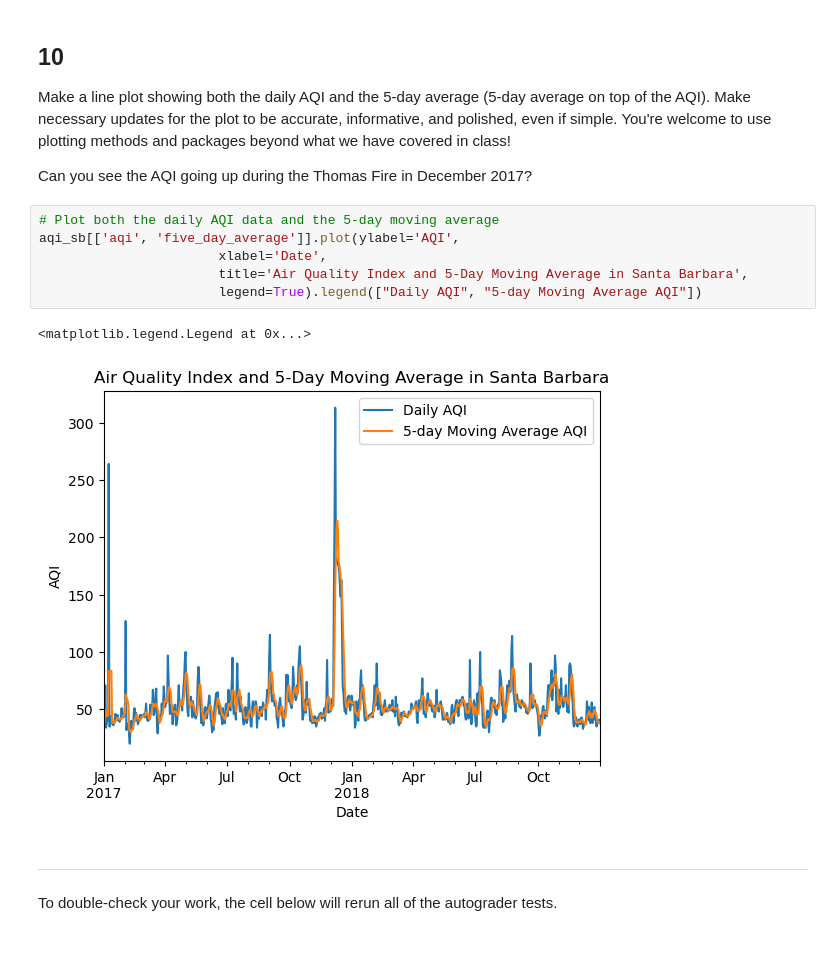
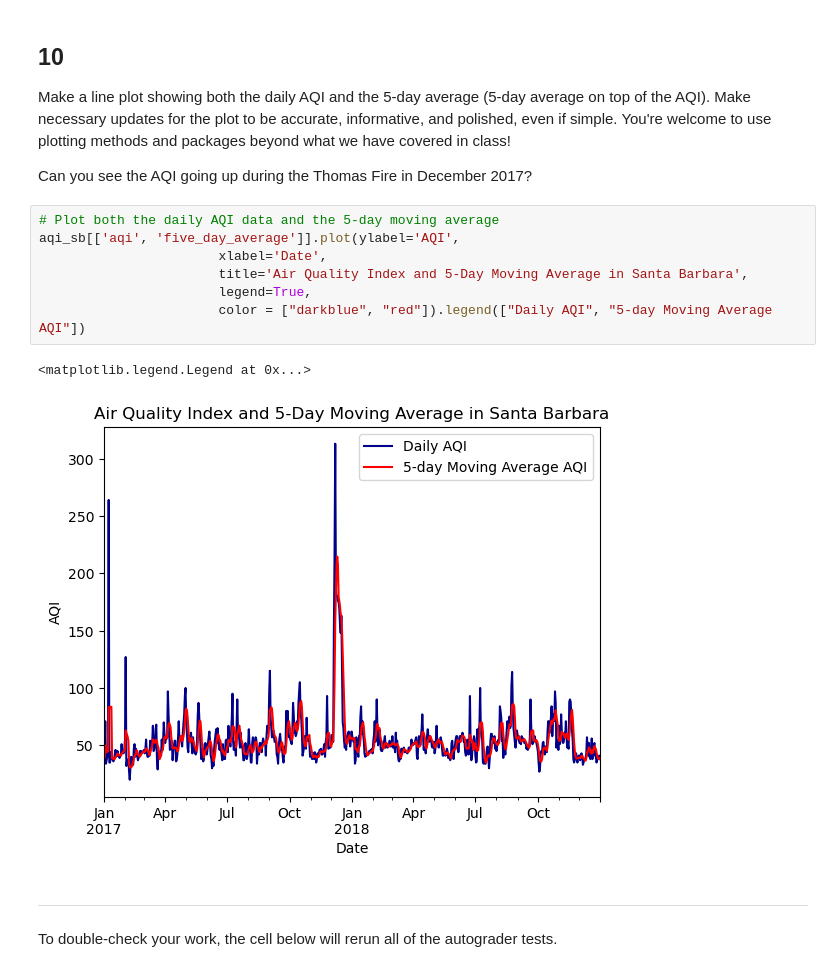
Before and after one commit to hylaea-miller/eds220-hwk2, a Jupyter notebook: task3/hwk2-task3-aqi.ipynb, the cells around one changed output. Drawn from its saved outputs; the diff is of its cells as text.

```diff
--- a/task3/hwk2-task3-aqi.ipynb
+++ b/task3/hwk2-task3-aqi.ipynb
@@ -313,12 +359,13 @@ Can you see the AQI going up during the Thomas Fire in December 2017?
 # %%
 # Plot both the daily AQI data and the 5-day moving average
 aqi_sb[['aqi', 'five_day_average']].plot(ylabel='AQI',
                        xlabel='Date',
                        title='Air Quality Index and 5-Day Moving Average in Santa Barbara',
-                       legend=True).legend(["Daily AQI", "5-day Moving Average AQI"])
+                       legend=True,
+                       color = ["darkblue", "red"]).legend(["Daily AQI", "5-day Moving Average AQI"])
 # %% [output]
 <matplotlib.legend.Legend at 0x...>
-[figure, old version]
+[figure, new version]
 # %% [markdown]
 ---
 
```
Also changed, not shown: parts of 5 cells of this notebook.
